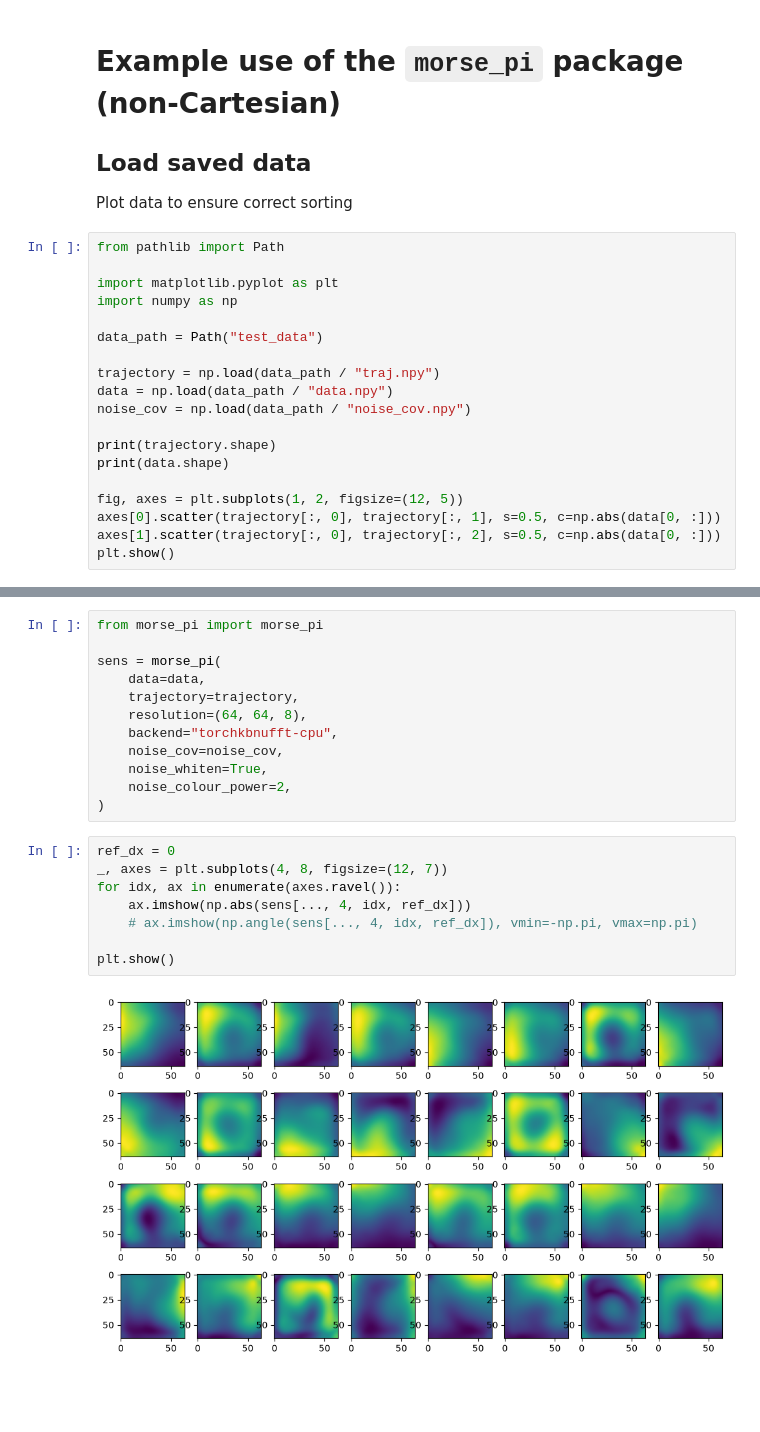
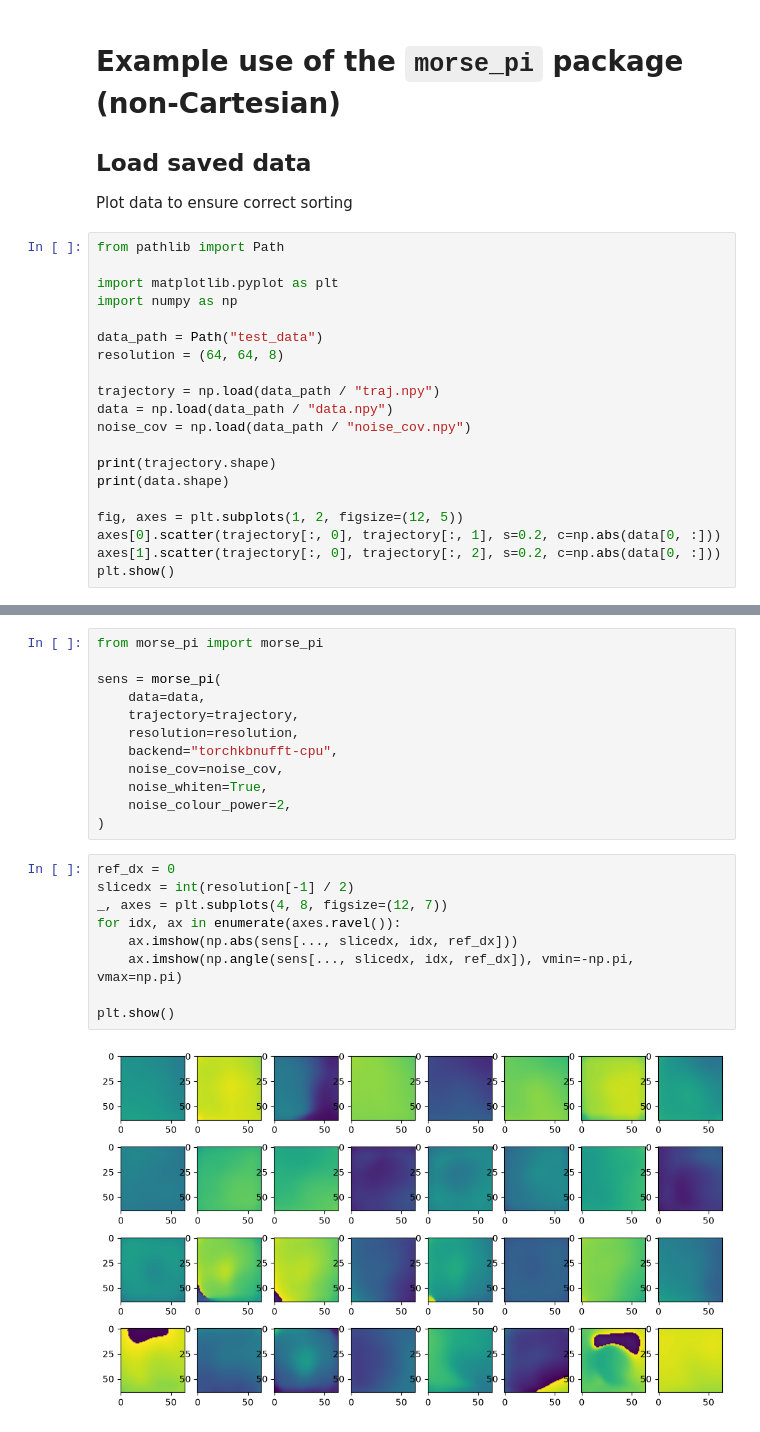
Before and after one commit to OxCIN-MRS/MORSE-PI, a Jupyter notebook: example.ipynb, the cells around one changed output, grey strips where cells are left out. Drawn from its saved outputs; the diff is of its cells as text; blank space fills up the shorter version.

```diff
--- a/example.ipynb
+++ b/example.ipynb
@@ -10,6 +10,7 @@ import matplotlib.pyplot as plt
 import numpy as np
 
 data_path = Path("test_data")
+resolution = (64, 64, 8)
 
 trajectory = np.load(data_path / "traj.npy")
 data = np.load(data_path / "data.npy")
@@ -19,8 +20,8 @@ print(trajectory.shape)
 print(data.shape)
 
 fig, axes = plt.subplots(1, 2, figsize=(12, 5))
-axes[0].scatter(trajectory[:, 0], trajectory[:, 1], s=0.5, c=np.abs(data[0, :]))
-axes[1].scatter(trajectory[:, 0], trajectory[:, 2], s=0.5, c=np.abs(data[0, :]))
+axes[0].scatter(trajectory[:, 0], trajectory[:, 1], s=0.2, c=np.abs(data[0, :]))
+axes[1].scatter(trajectory[:, 0], trajectory[:, 2], s=0.2, c=np.abs(data[0, :]))
 plt.show()
 # %% [output]
 (7200, 3)
@@ -32,7 +33,7 @@ from morse_pi import morse_pi
 sens = morse_pi(
     data=data,
     trajectory=trajectory,
-    resolution=(64, 64, 8),
+    resolution=resolution,
     backend="torchkbnufft-cpu",
     noise_cov=noise_cov,
     noise_whiten=True,
@@ -40,11 +41,12 @@ sens = morse_pi(
 )
 # %%
 ref_dx = 0
+slicedx = int(resolution[-1] / 2)
 _, axes = plt.subplots(4, 8, figsize=(12, 7))
 for idx, ax in enumerate(axes.ravel()):
-    ax.imshow(np.abs(sens[..., 4, idx, ref_dx]))
-    # ax.imshow(np.angle(sens[..., 4, idx, ref_dx]), vmin=-np.pi, vmax=np.pi)
+    ax.imshow(np.abs(sens[..., slicedx, idx, ref_dx]))
+    ax.imshow(np.angle(sens[..., slicedx, idx, ref_dx]), vmin=-np.pi, vmax=np.pi)
 
 plt.show()
 # %% [output]
-[figure, old version]
+[figure, new version]
```
Also changed, not shown: parts of 1 cell of this notebook, 4 other files.
